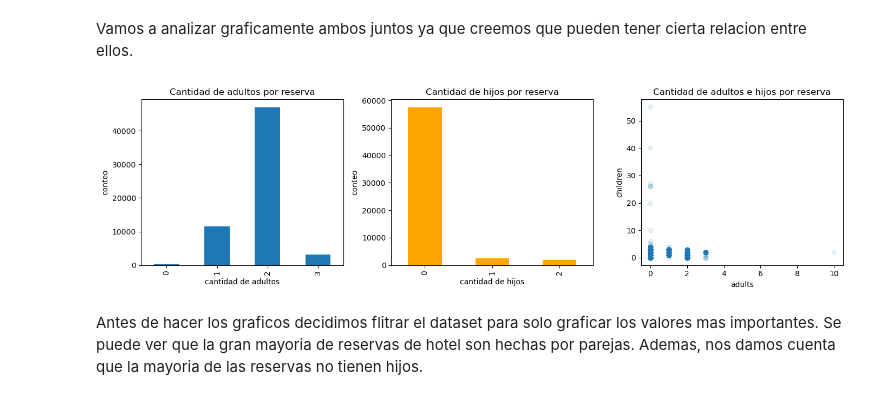
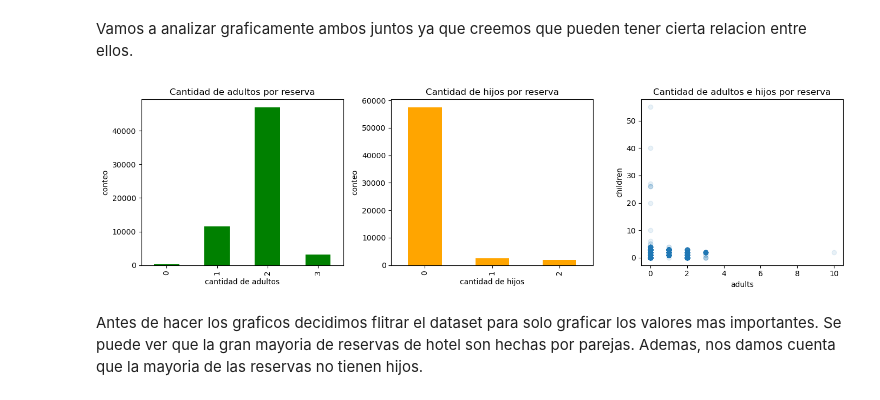
Before and after one commit to JuampiCarosi/7506R-2C2023-GRUPO23, a Jupyter notebook: 7506R_TP1_GRUPO23_CHP1_ENTREGA.ipynb, the cells around one changed output. Drawn from its saved outputs; the diff is of its cells as text; code cells hidden in the pictures.

```diff
--- a/7506R_TP1_GRUPO23_CHP1_ENTREGA.ipynb
+++ b/7506R_TP1_GRUPO23_CHP1_ENTREGA.ipynb
@@ -372,32 +336,32 @@ Vamos a analizar graficamente ambos juntos ya que creemos que pueden tener ciert
 # %%
 adultos = df['adults'].value_counts().sort_index()
 adultos_filtrado = df[df['adults'] < 4]['adults'].value_counts().sort_index()
 children =  df['children'].value_counts().sort_index()
 children_filtrado = df[df['children'] < 3]['children'].value_counts().sort_index()
 fig, (ax1, ax2, ax3) = plt.subplots(1, 3, figsize=(14, 4))
 
-adultos_filtrado.plot(kind='bar', ax=ax1)
+adultos_filtrado.plot(kind='bar', ax=ax1, color = 'green')
 ax1.set_xlabel('cantidad de adultos')
 ax1.set_ylabel('conteo')
 ax1.set_title('Cantidad de adultos por reserva')
 
 children_filtrado.plot(kind='bar', ax=ax2, color='orange')
 ax2.set_xlabel('cantidad de hijos')
 ax2.set_ylabel('conteo')
 ax2.set_title('Cantidad de hijos por reserva')
 
 children_adultos_sin_nulos = df[['children','adults']].dropna()
 
 
 ax3.scatter(children_adultos_sin_nulos['children'], children_adultos_sin_nulos['adults'], alpha = 0.1)
 ax3.set_xlabel('adults')
 ax3.set_ylabel('children')
 ax3.set_title('Cantidad de adultos e hijos por reserva')
 
 plt.tight_layout()
 plt.show()
 # %% [output]
-[figure, old version]
+[figure, new version]
 # %% [markdown]
 Antes de hacer los graficos decidimos flitrar el dataset para solo graficar los valores mas importantes.
 Se puede ver que la gran mayoria de reservas de hotel son hechas por parejas. Ademas, nos damos cuenta que la mayoria de las reservas no tienen hijos.
```
Also changed, not shown: parts of 63 cells of this notebook.
